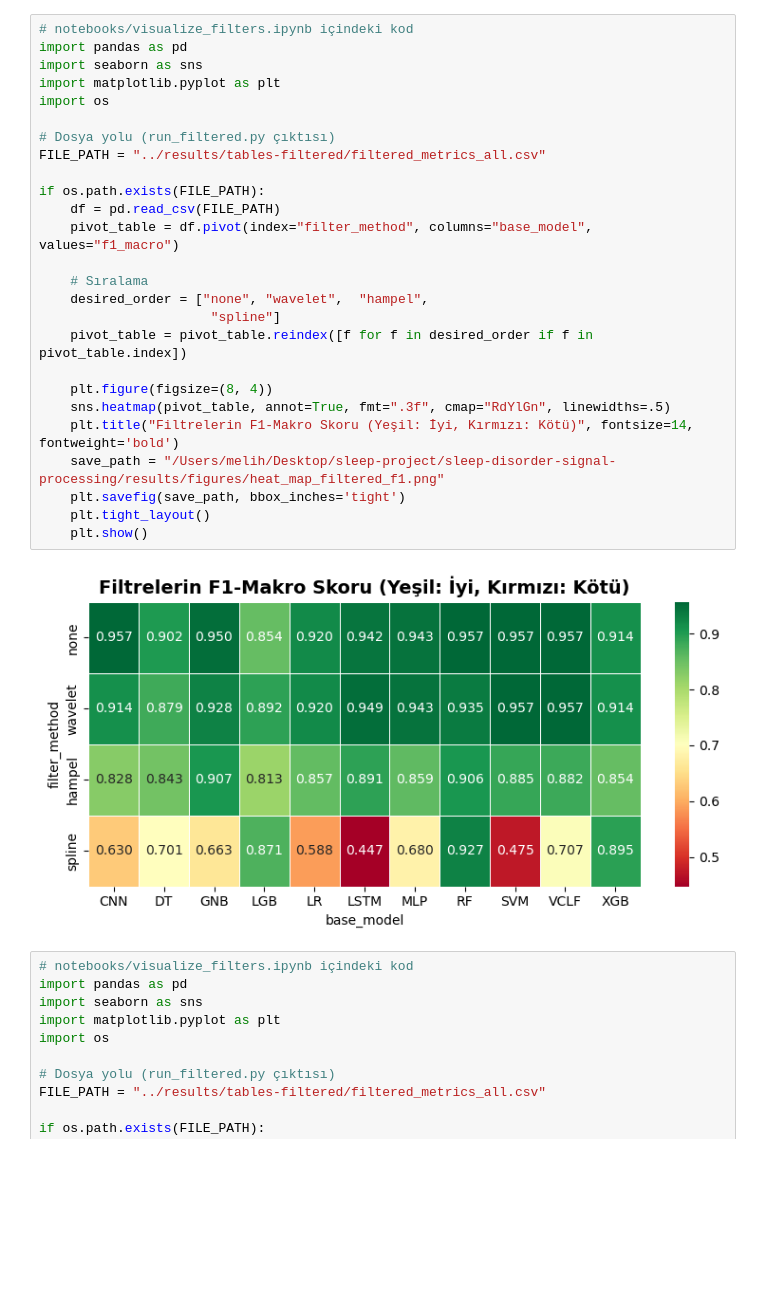
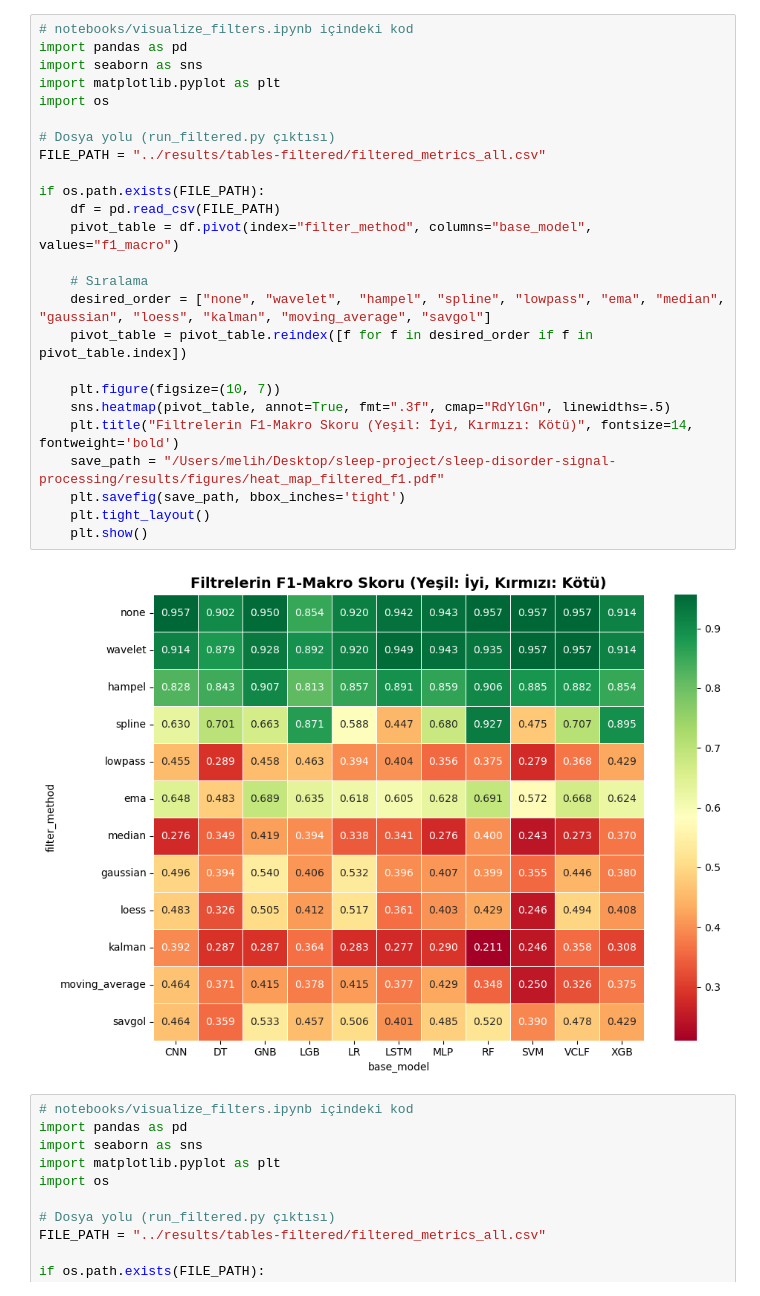
Before and after one commit to MelihKotman/sleep-disorder-signal-processing, a Jupyter notebook: notebooks/visualize_filters.ipynb, the cells around one changed output. Saved outputs shown, nothing was run; the diff lists cells and outputs as text; blank space fills up the shorter version.

```diff
--- a/notebooks/visualize_filters.ipynb
+++ b/notebooks/visualize_filters.ipynb
@@ -1,31 +1,30 @@
 # %%
 # notebooks/visualize_filters.ipynb içindeki kod
 import pandas as pd
 import seaborn as sns
 import matplotlib.pyplot as plt
 import os
 
 # Dosya yolu (run_filtered.py çıktısı)
 FILE_PATH = "../results/tables-filtered/filtered_metrics_all.csv"
 
 if os.path.exists(FILE_PATH):
     df = pd.read_csv(FILE_PATH)
     pivot_table = df.pivot(index="filter_method", columns="base_model", values="f1_macro")
 
     # Sıralama
-    desired_order = ["none", "wavelet",  "hampel",
-                      "spline"]
+    desired_order = ["none", "wavelet",  "hampel", "spline", "lowpass", "ema", "median", "gaussian", "loess", "kalman", "moving_average", "savgol"]
     pivot_table = pivot_table.reindex([f for f in desired_order if f in pivot_table.index])
 
-    plt.figure(figsize=(8, 4))
+    plt.figure(figsize=(10, 7))
     sns.heatmap(pivot_table, annot=True, fmt=".3f", cmap="RdYlGn", linewidths=.5)
     plt.title("Filtrelerin F1-Makro Skoru (Yeşil: İyi, Kırmızı: Kötü)", fontsize=14, fontweight='bold')
-    save_path = "/Users/melih/Desktop/sleep-project/sleep-disorder-signal-processing/results/figures/heat_map_filtered_f1.png"
+    save_path = "/Users/melih/Desktop/sleep-project/sleep-disorder-signal-processing/results/figures/heat_map_filtered_f1.pdf"
     plt.savefig(save_path, bbox_inches='tight')
     plt.tight_layout()
     plt.show()
 # %% [output]
-[figure, old version]
+[figure, new version]
 # %%
 # notebooks/visualize_filters.ipynb içindeki kod
 import pandas as pd
```
Also changed, not shown: 2 other files.
